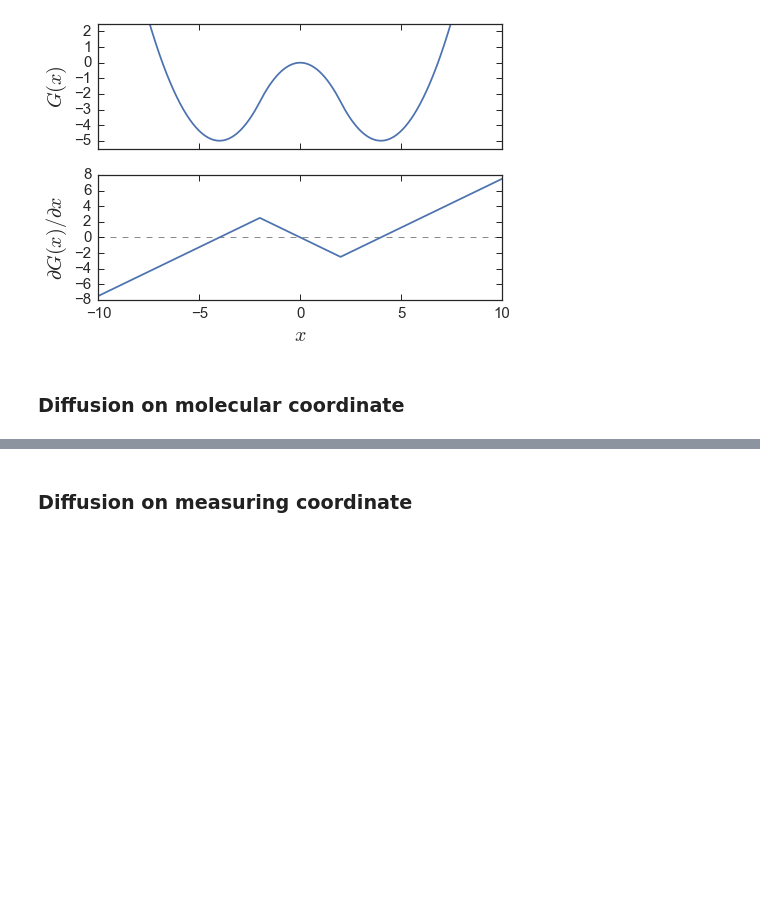
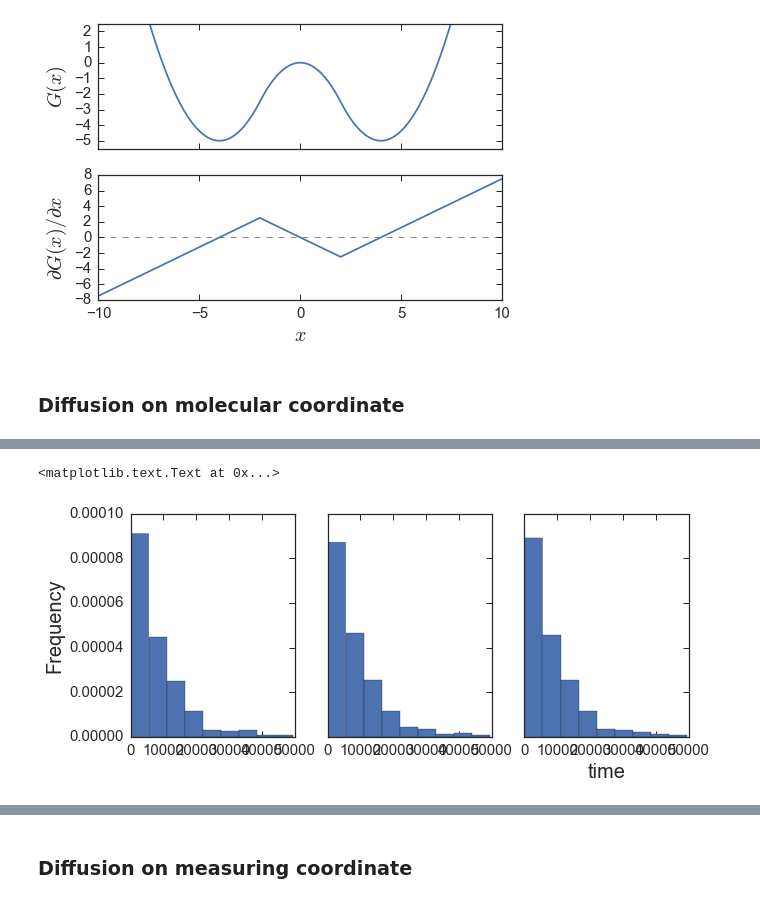
Before and after one commit to daviddesancho/smFSmodels, a Jupyter notebook: cossio_brownian_cython.ipynb, the cells around one changed output, grey strips where cells are left out. Cells and saved outputs as stored; diff of their text form; code cells hidden in the pictures; blank space fills up the shorter version.

```diff
--- a/cossio_brownian_cython.ipynb
+++ b/cossio_brownian_cython.ipynb
@@ -91,0 +101,11 @@ print rate0
+# %%
+fig, ax = plt.subplots(1,3,figsize=(10,4), sharey=True, sharex=True)
+lifetimes = lifeA+lifeB
+ax[0].hist(lifeA, bins=np.linspace(0,np.max(lifetimes),10),normed=True)
+ax[1].hist(lifeB, bins=np.linspace(0,np.max(lifetimes),10),normed=True)
+ax[2].hist(lifetimes, bins=np.linspace(0,np.max(lifetimes),10),normed=True)
+ax[2].set_xlabel('time', fontsize=20)
+ax[0].set_ylabel('Frequency', fontsize=20)
+# %% [output]
+<matplotlib.text.Text at 0x...>
+[figure, added]
```
Also changed, not shown: parts of 25 cells of this notebook, 8 other files.
